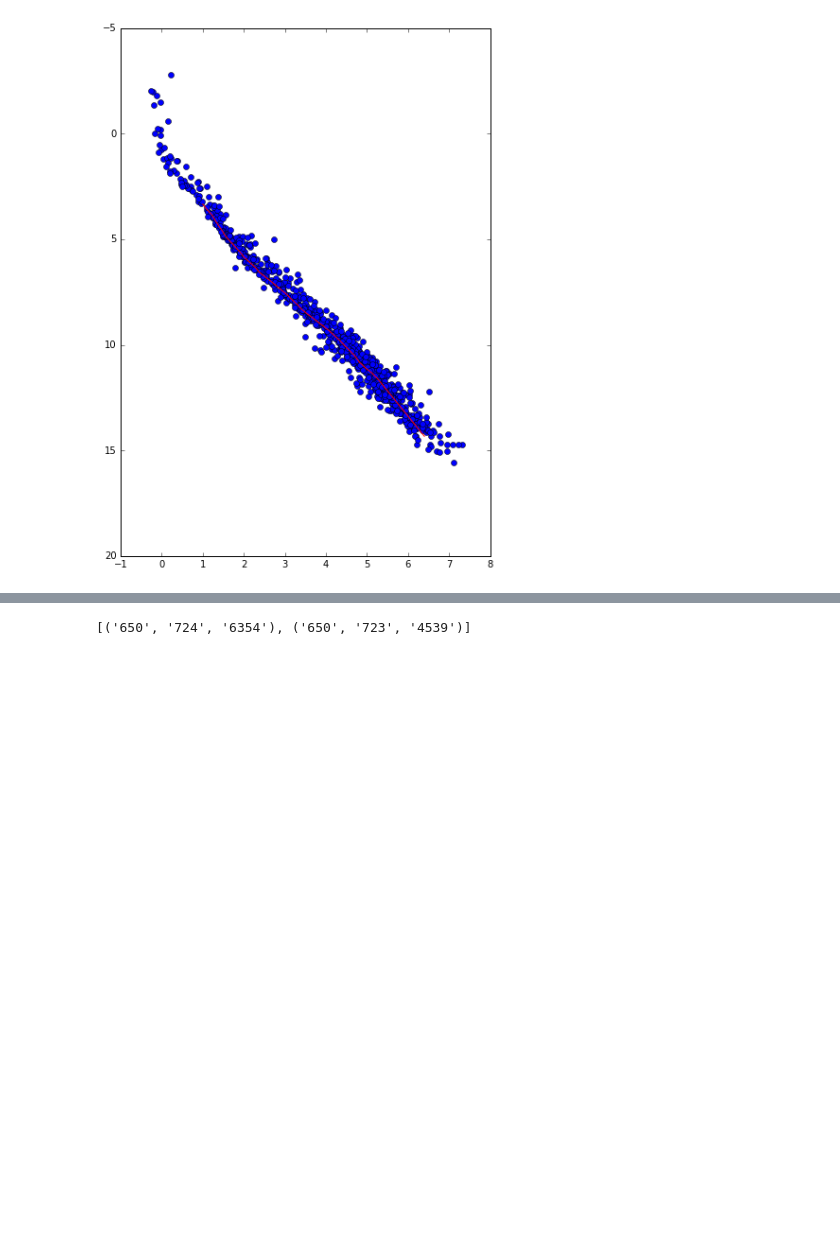
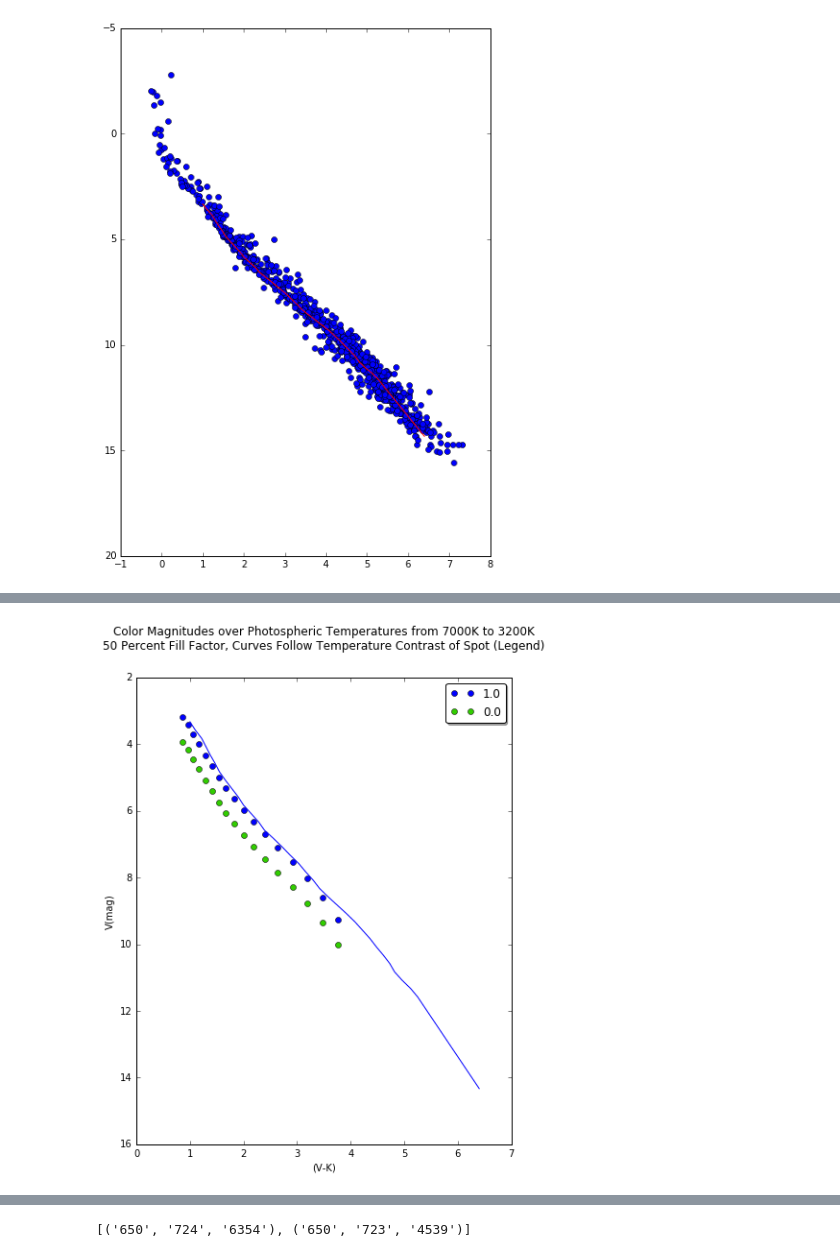
Before and after one commit to jradavenport/spot-colors, a Jupyter notebook: PleiadesModel.ipynb, the cells around one changed output, grey strips where cells are left out. Drawn from its saved outputs; the diff is of its cells as text; code cells hidden in the pictures; blank space fills up the shorter version.

```diff
--- a/PleiadesModel.ipynb
+++ b/PleiadesModel.ipynb
@@ -130,0 +237,28 @@ plt.gca().invert_yaxis()
+# %%
+KamaiIsochrone = open('data/Kamai_Isochrone.tbl','r')
+names = KamaiIsochrone.readline().split
+KamaiIsochrone.close()
+KamaiIsochrone = pd.read_table('data/Kamai_Isochrone.tbl',sep=None,engine='python')
+
+KamaiV = [i-5.67 for i in KamaiIsochrone['V']]
+KamaiVK = KamaiIsochrone['V - K']
+# %%
+plt.figure(figsize=(7,10))
+colormap = plt.cm.brg
+plt.gca().set_color_cycle([colormap(i) for i in np.linspace(0,0.9,len(SpTempFrac))])
+
+for i in range(len(SpTempFrac)):
+    plt.plot(VKmags[i],Vmags[i],'o')
+plt.plot(KamaiVK,KamaiV)
+
+plt.tight_layout
+plt.gca().invert_yaxis()
+plt.subplots_adjust(top=0.8)
+
+plt.legend(SpTempFrac,fancybox=True,shadow=True)
+plt.xlabel('(V-K)')
+plt.ylabel('V(mag)')
+plt.title('Color Magnitudes over Photospheric Temperatures from 7000K to 3200K\n50 Percent Fill Factor, Curves Follow Temperature Contrast of Spot (Legend)',y=1.05)
+plt.savefig('CodeTest.jpg')
+# %% [output]
+[figure, added]
```
Also changed, not shown: parts of 14 cells of this notebook.
